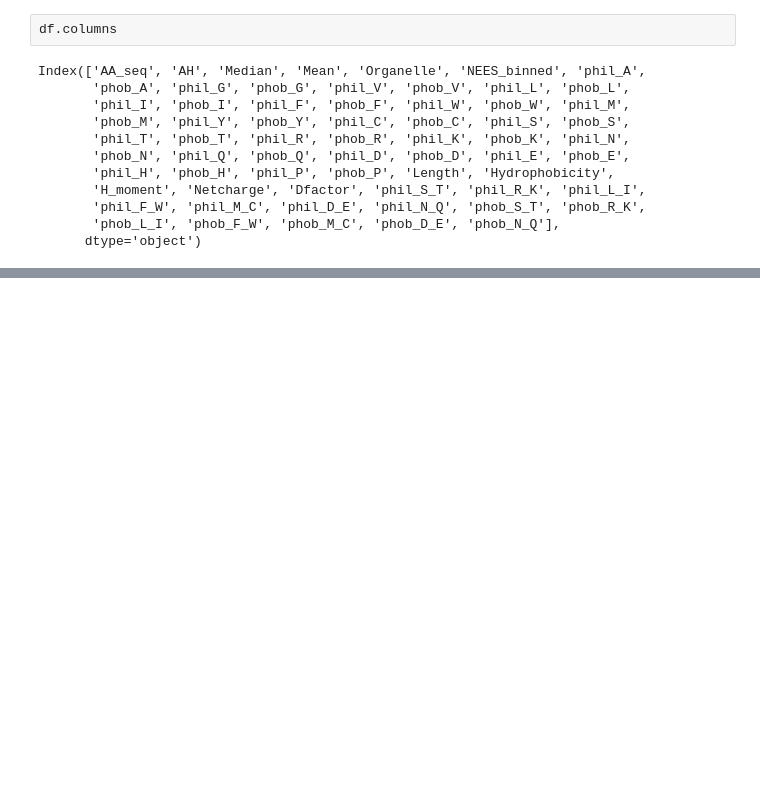
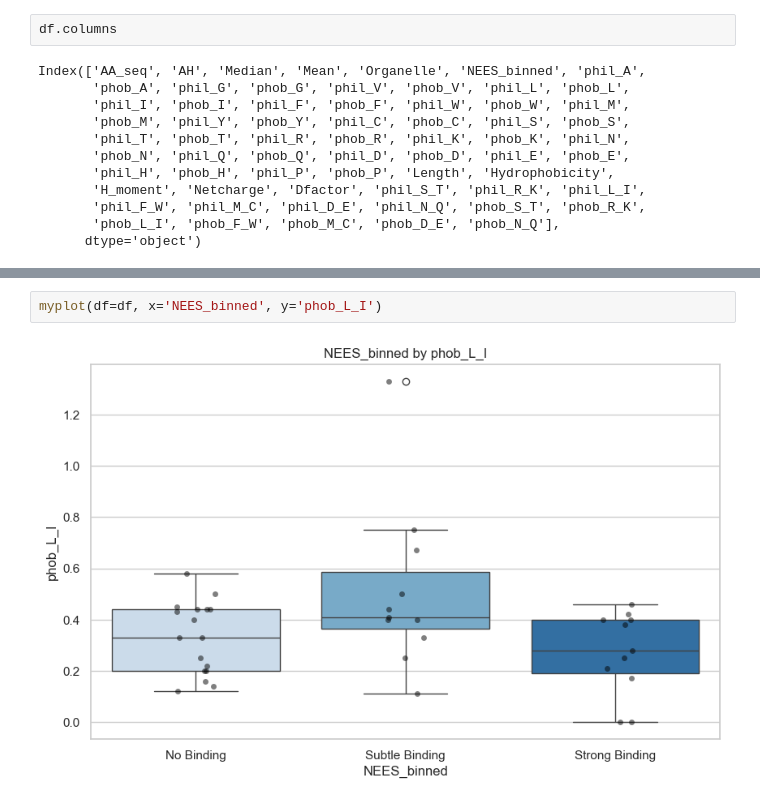
Before and after one commit to shokenlee/AH_AAcomposition, a Jupyter notebook: BinnedNEES_AAcomp_plot.ipynb, the cells around one changed output, grey strips where cells are left out. Drawn from its saved outputs; the diff is of its cells as text; blank space fills up the shorter version.

```diff
--- a/BinnedNEES_AAcomp_plot.ipynb
+++ b/BinnedNEES_AAcomp_plot.ipynb
@@ -29,0 +53,4 @@ order = ['No Response', 'Moderate Response', 'High Response', 'Very High Respons
+# %%
+myplot(df=df, x='NEES_binned', y='phob_L_I')
+# %% [output]
+[figure, added]
```
Also changed, not shown: parts of 16 cells of this notebook, 4 other files.
